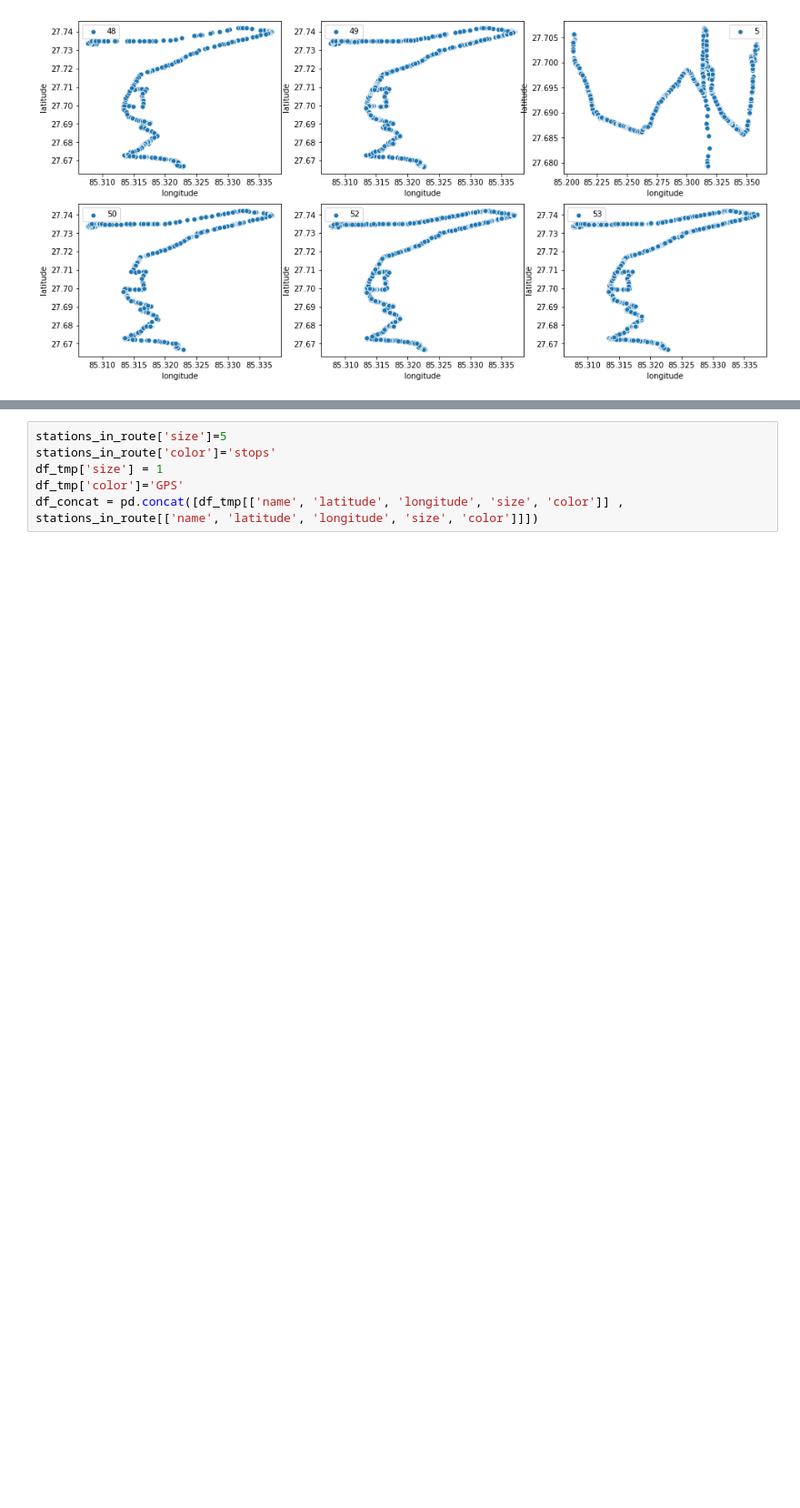
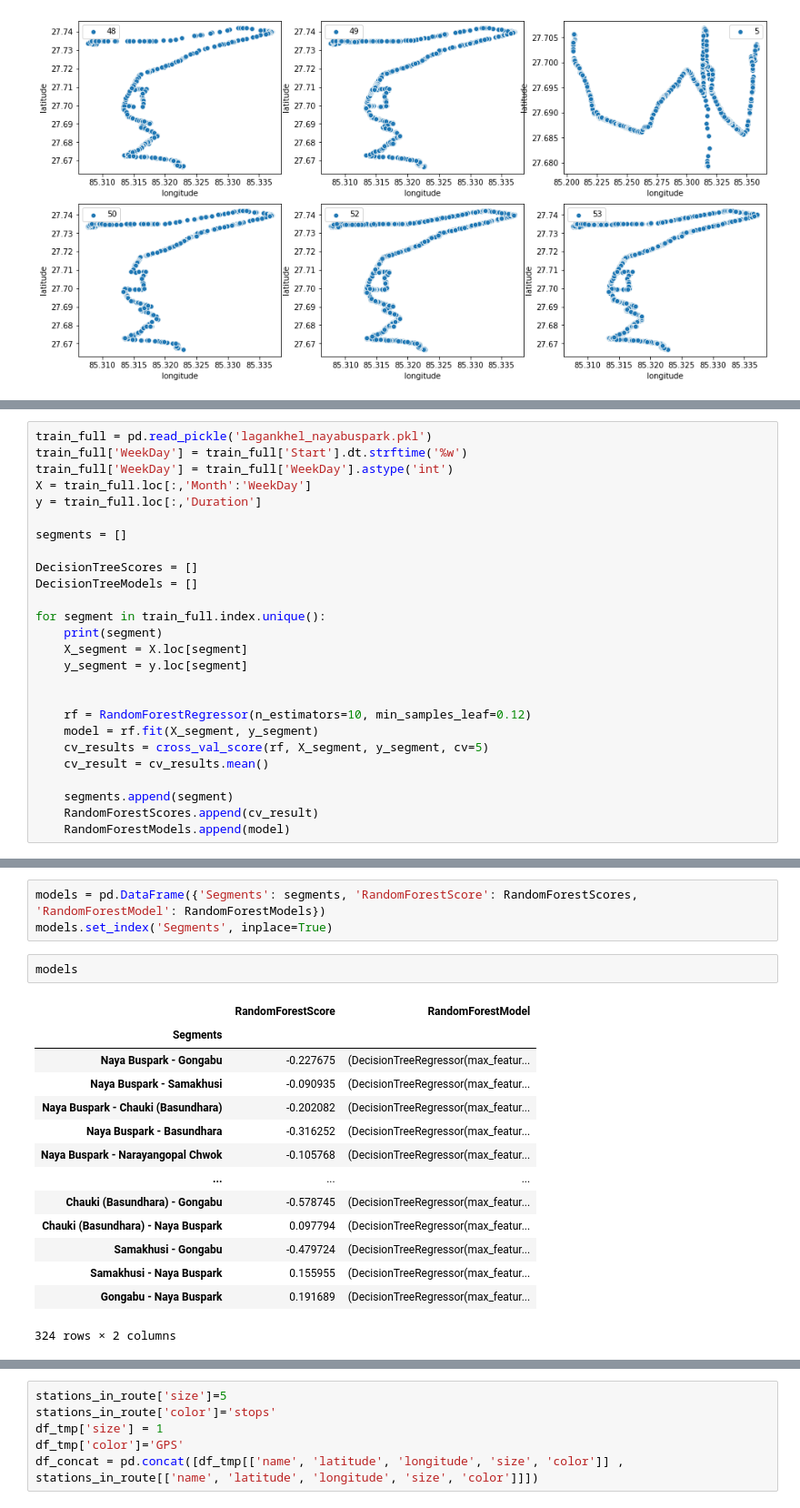
Before and after one commit to imsmritiii123/PBTanalysis, a Jupyter notebook: PBT.ipynb, the cells around one changed output, grey strips where cells are left out. Shown: that part at 91% size. Saved outputs shown, nothing was run; the diff lists cells and outputs as text; blank space fills up the shorter version.

```diff
--- a/PBT.ipynb
+++ b/PBT.ipynb
@@ -436,0 +384,26 @@ df_tmp
+# %%
+train_full = pd.read_pickle('lagankhel_nayabuspark.pkl')
+train_full['WeekDay'] = train_full['Start'].dt.strftime('%w')
+train_full['WeekDay'] = train_full['WeekDay'].astype('int')
+X = train_full.loc[:,'Month':'WeekDay']
+y = train_full.loc[:,'Duration']
+
+segments = []
+
+DecisionTreeScores = []
+DecisionTreeModels = []
+
+for segment in train_full.index.unique():
+    print(segment)
+    X_segment = X.loc[segment]
+    y_segment = y.loc[segment]
+
+
+    rf = RandomForestRegressor(n_estimators=10, min_samples_leaf=0.12)
+    model = rf.fit(X_segment, y_segment)
+    cv_results = cross_val_score(rf, X_segment, y_segment, cv=5)
+    cv_result = cv_results.mean()
+
+    segments.append(segment)
+    RandomForestScores.append(cv_result)
+    RandomForestModels.append(model)
@@ -436,0 +428,20 @@ df_tmp
+# %%
+models = pd.DataFrame({'Segments': segments, 'RandomForestScore': RandomForestScores, 'RandomForestModel': RandomForestModels})
+models.set_index('Segments', inplace=True)
+# %%
+models
+# %% [output]
+|  | RandomForestScore | RandomForestModel |
+| Segments |  |  |
+| Naya Buspark - Gongabu | -0.227675 | (DecisionTreeRegressor(max_featur... |
+| Naya Buspark - Samakhusi | -0.090935 | (DecisionTreeRegressor(max_featur... |
+| Naya Buspark - Chauki (Basundhara) | -0.202082 | (DecisionTreeRegressor(max_featur... |
+| Naya Buspark - Basundhara | -0.316252 | (DecisionTreeRegressor(max_featur... |
+| Naya Buspark - Narayangopal Chwok | -0.105768 | (DecisionTreeRegressor(max_featur... |
+| ... | ... | ... |
+| Chauki (Basundhara) - Gongabu | -0.578745 | (DecisionTreeRegressor(max_featur... |
+| Chauki (Basundhara) - Naya Buspark | 0.097794 | (DecisionTreeRegressor(max_featur... |
+| Samakhusi - Gongabu | -0.479724 | (DecisionTreeRegressor(max_featur... |
+| Samakhusi - Naya Buspark | 0.155955 | (DecisionTreeRegressor(max_featur... |
+| Gongabu - Naya Buspark | 0.191689 | (DecisionTreeRegressor(max_featur... |
+324 rows × 2 columns
```
Also changed, not shown: parts of 16 cells of this notebook, 2 other files.
